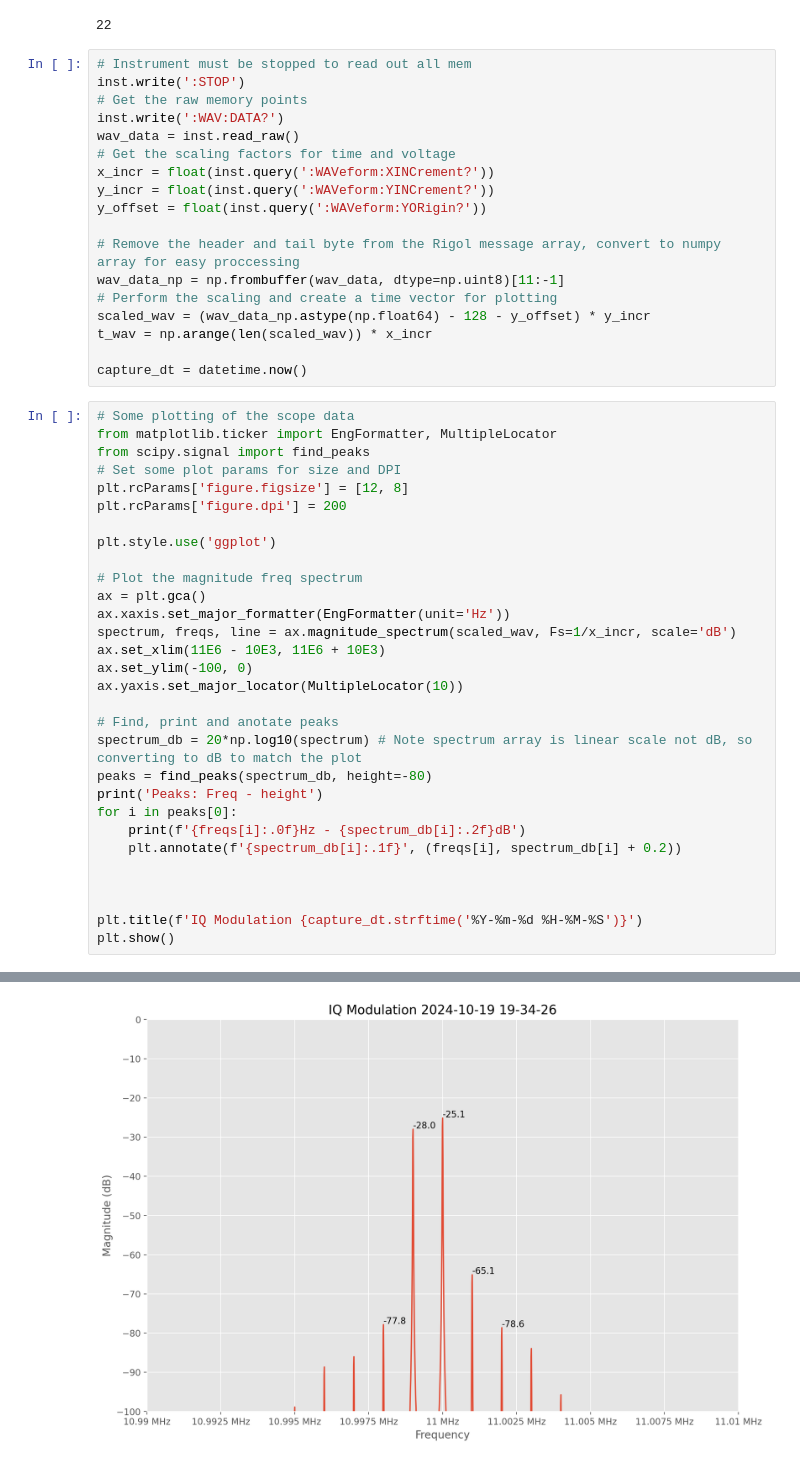
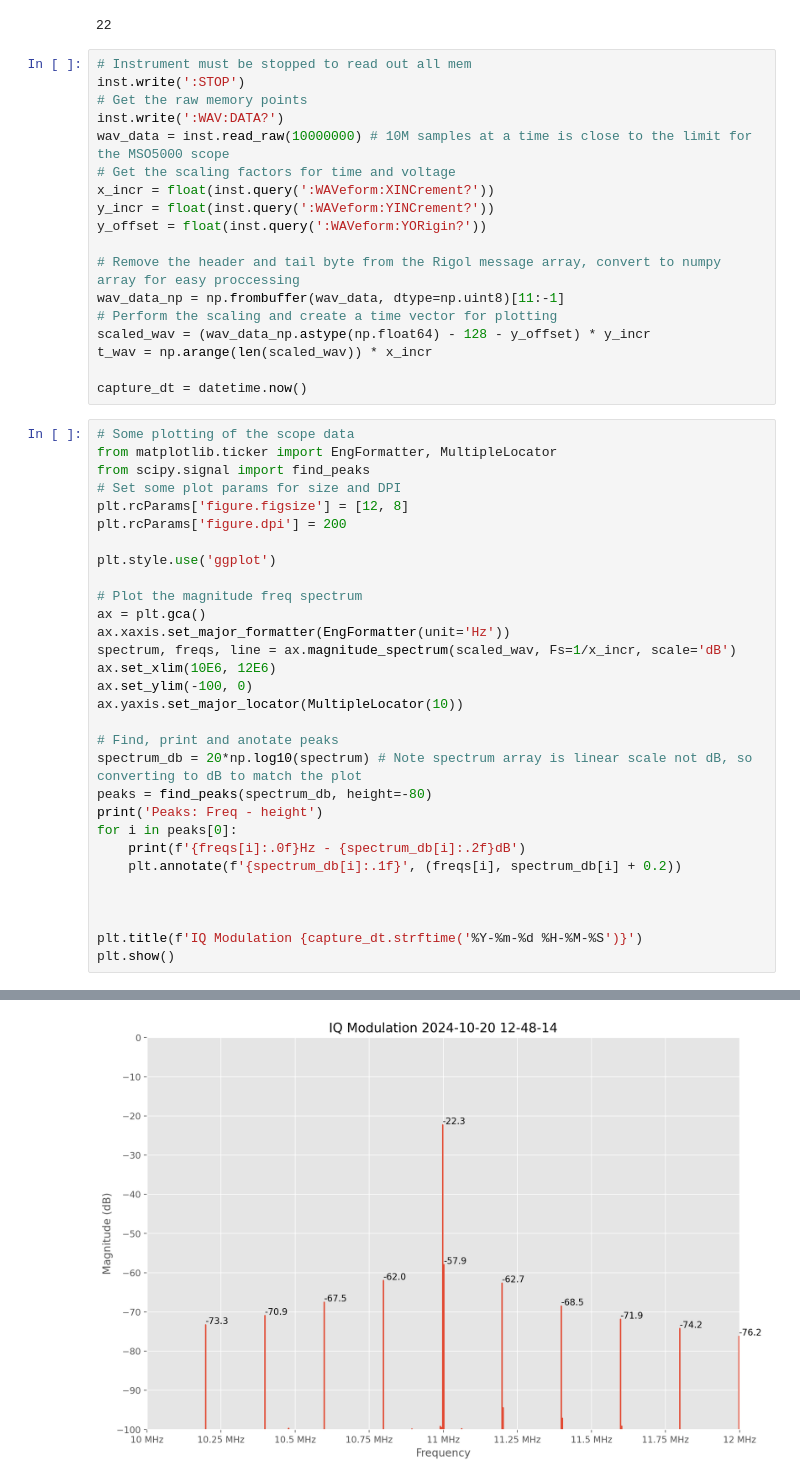
Before and after one commit to harvie256/lxi-rigol, a Jupyter notebook: rigol_mso_spec_analysis.ipynb, the cells around one changed output, grey strips where cells are left out. Saved outputs shown, nothing was run; the diff lists cells and outputs as text.

```diff
--- a/rigol_mso_spec_analysis.ipynb
+++ b/rigol_mso_spec_analysis.ipynb
@@ -48,7 +48,7 @@ inst.write(':WAVeform:POINts RAW')
 inst.write(':STOP')
 # Get the raw memory points
 inst.write(':WAV:DATA?')
-wav_data = inst.read_raw()
+wav_data = inst.read_raw(10000000) # 10M samples at a time is close to the limit for the MSO5000 scope
 # Get the scaling factors for time and voltage
 x_incr = float(inst.query(':WAVeform:XINCrement?'))
 y_incr = float(inst.query(':WAVeform:YINCrement?'))
@@ -75,7 +75,7 @@ plt.style.use('ggplot')
 ax = plt.gca()
 ax.xaxis.set_major_formatter(EngFormatter(unit='Hz'))
 spectrum, freqs, line = ax.magnitude_spectrum(scaled_wav, Fs=1/x_incr, scale='dB')
-ax.set_xlim(11E6 - 10E3, 11E6 + 10E3)
+ax.set_xlim(10E6, 12E6)
 ax.set_ylim(-100, 0)
 ax.yaxis.set_major_locator(MultipleLocator(10))
 
@@ -108 +114 @@ Peaks: Freq - height
-[figure, old version]
+[figure, new version]
```
Also changed, not shown: parts of 1 cell of this notebook, 4 other files.
